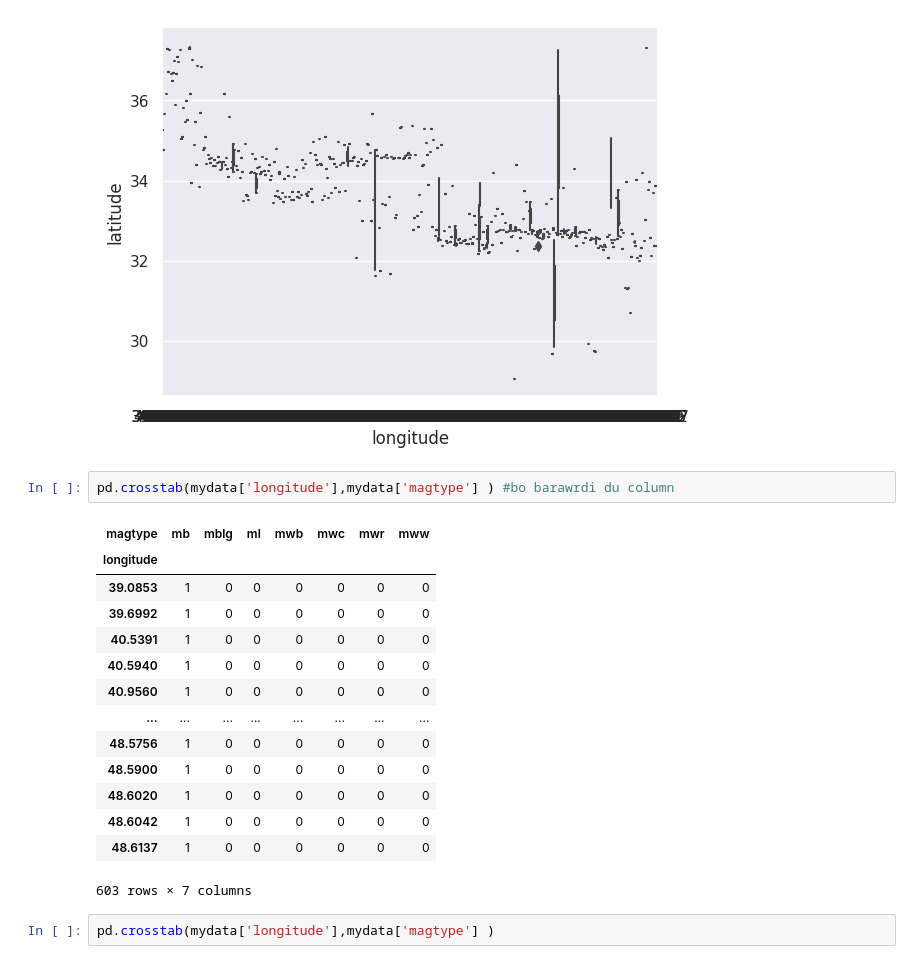
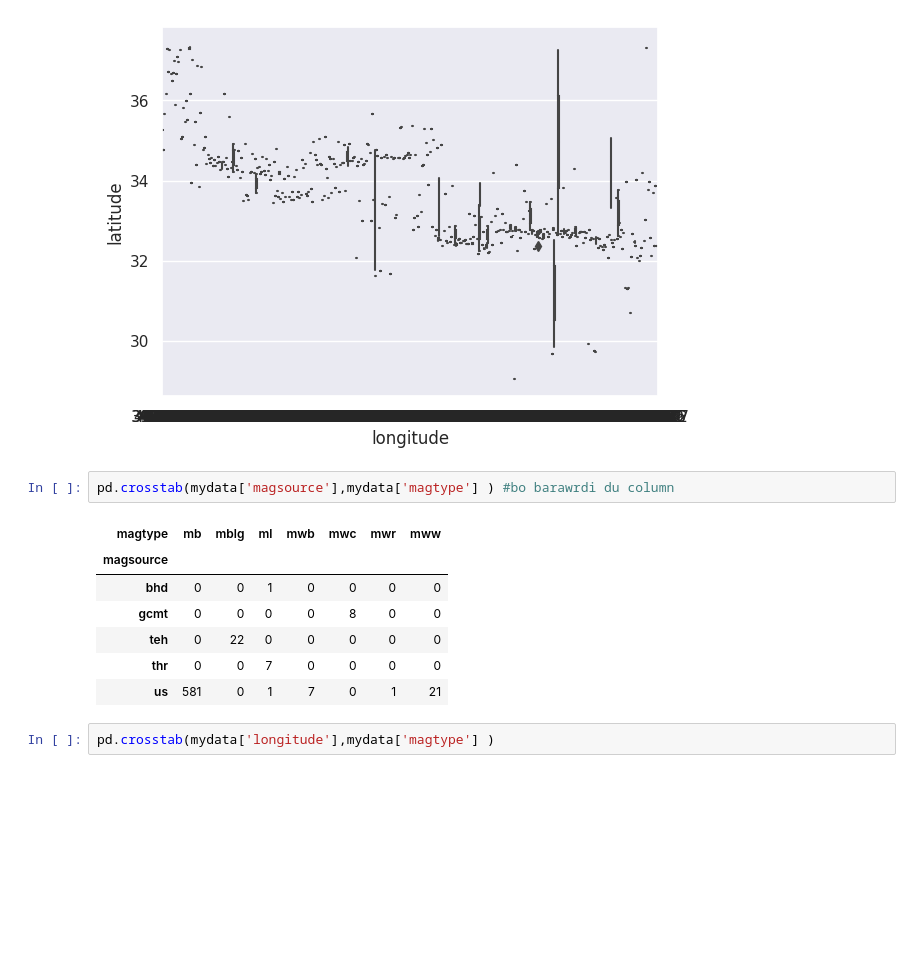
Before and after one commit to gEarthquake/Group-earthquake, a Jupyter notebook: earthquake.ipynb, the cells around one changed output. Saved outputs shown, nothing was run; the diff lists cells and outputs as text; blank space fills up the shorter version.

```diff
--- a/earthquake.ipynb
+++ b/earthquake.ipynb
@@ -81,22 +81,15 @@ sns.boxplot(y="latitude", x="longitude", data=mydata)
 <Axes: xlabel='longitude', ylabel='latitude'>
 [figure]
 # %%
-pd.crosstab(mydata['longitude'],mydata['magtype'] ) #bo barawrdi du column
+pd.crosstab(mydata['magsource'],mydata['magtype'] ) #bo barawrdi du column
 # %% [output]
 | magtype | mb | mblg | ml | mwb | mwc | mwr | mww |
-| longitude |  |  |  |  |  |  |  |
-| 39.0853 | 1 | 0 | 0 | 0 | 0 | 0 | 0 |
-| 39.6992 | 1 | 0 | 0 | 0 | 0 | 0 | 0 |
-| 40.5391 | 1 | 0 | 0 | 0 | 0 | 0 | 0 |
-| 40.5940 | 1 | 0 | 0 | 0 | 0 | 0 | 0 |
-| 40.9560 | 1 | 0 | 0 | 0 | 0 | 0 | 0 |
-| ... | ... | ... | ... | ... | ... | ... | ... |
-| 48.5756 | 1 | 0 | 0 | 0 | 0 | 0 | 0 |
-| 48.5900 | 1 | 0 | 0 | 0 | 0 | 0 | 0 |
-| 48.6020 | 1 | 0 | 0 | 0 | 0 | 0 | 0 |
-| 48.6042 | 1 | 0 | 0 | 0 | 0 | 0 | 0 |
-| 48.6137 | 1 | 0 | 0 | 0 | 0 | 0 | 0 |
+| magsource |  |  |  |  |  |  |  |
+| bhd | 0 | 0 | 1 | 0 | 0 | 0 | 0 |
+| gcmt | 0 | 0 | 0 | 0 | 8 | 0 | 0 |
+| teh | 0 | 22 | 0 | 0 | 0 | 0 | 0 |
+| thr | 0 | 0 | 7 | 0 | 0 | 0 | 0 |
+| us | 581 | 0 | 1 | 7 | 0 | 1 | 21 |
-603 rows × 7 columns
 # %%
 pd.crosstab(mydata['longitude'],mydata['magtype'] )
 # %% [output]
```
Also changed, not shown: parts of 3 cells of this notebook.
